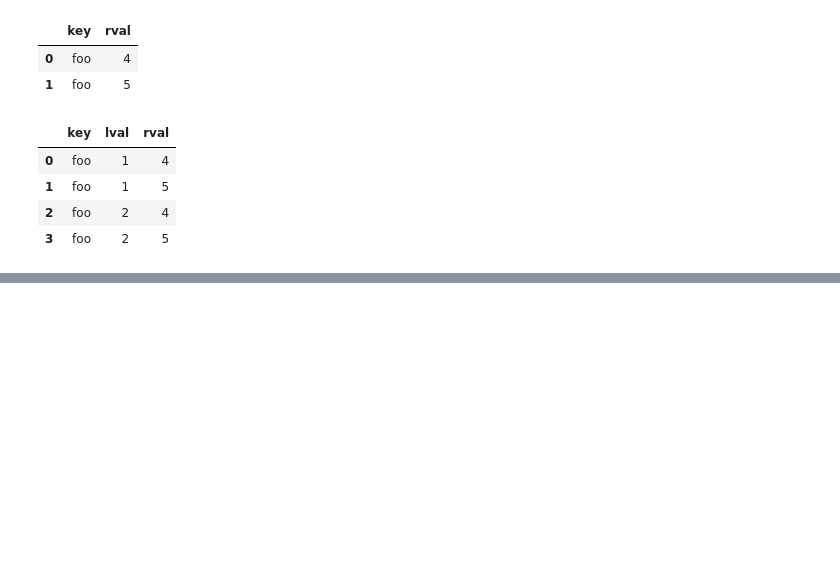
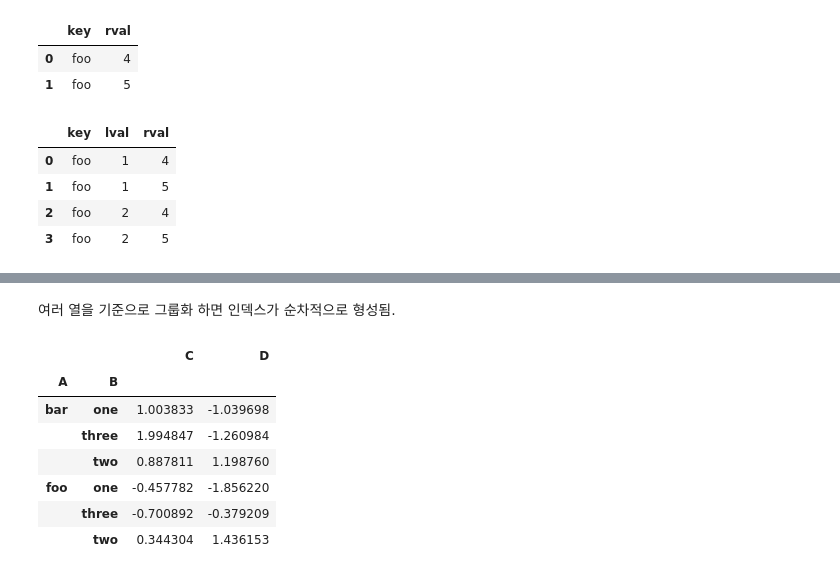
Before and after one commit to KangSikWoo/AIphoria-SelfStudy, a Jupyter notebook: ai_1/pandas.ipynb, the cells around one changed output, grey strips where cells are left out. Cells and saved outputs as stored; diff of their text form; code cells hidden in the pictures; blank space fills up the shorter version.

```diff
--- a/ai_1/pandas.ipynb
+++ b/ai_1/pandas.ipynb
@@ -670,0 +704,13 @@ pd.merge(left, right, on= 'key')
+# %% [markdown]
+여러 열을 기준으로 그룹화 하면 인덱스가 순차적으로 형성됨.
+# %%
+df.groupby(['A','B']).sum()
+# %% [output]
+|  |  | C | D |
+| A | B |  |  |
+| bar | one | 1.003833 | -1.039698 |
+|  | three | 1.994847 | -1.260984 |
+|  | two | 0.887811 | 1.198760 |
+| foo | one | -0.457782 | -1.856220 |
+|  | three | -0.700892 | -0.379209 |
+|  | two | 0.344304 | 1.436153 |
```
Also changed, not shown: parts of 57 cells of this notebook.
